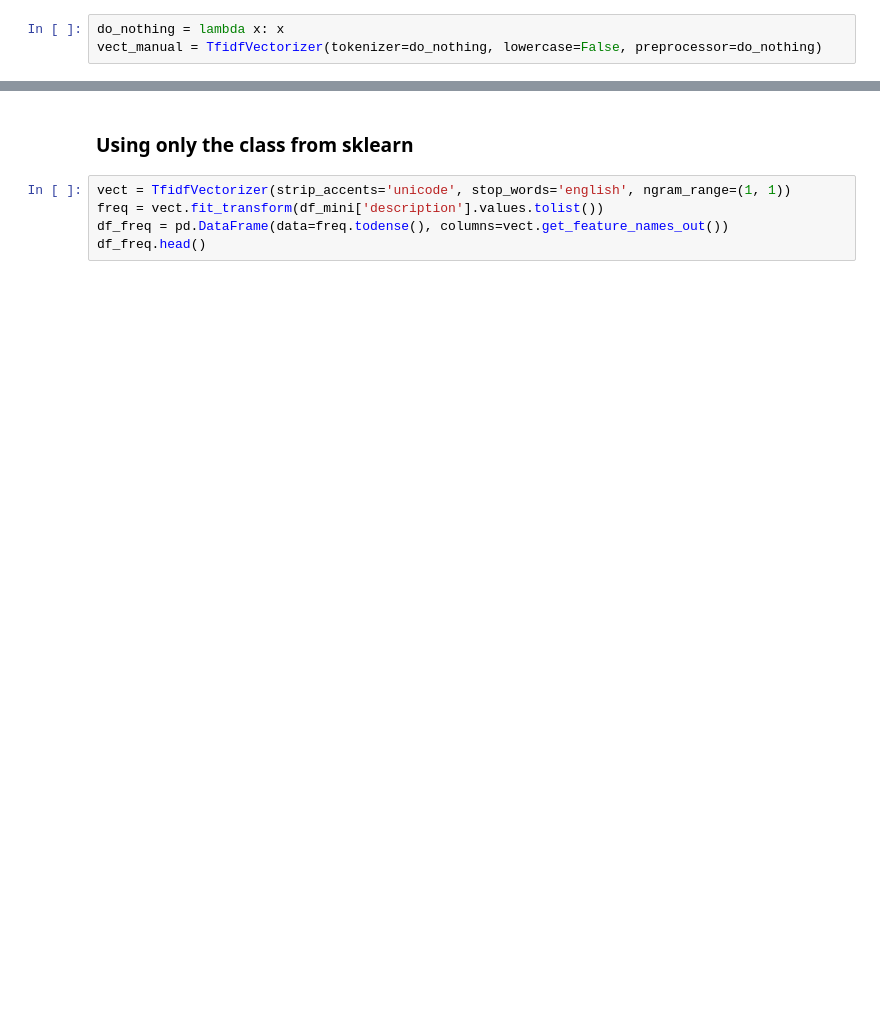
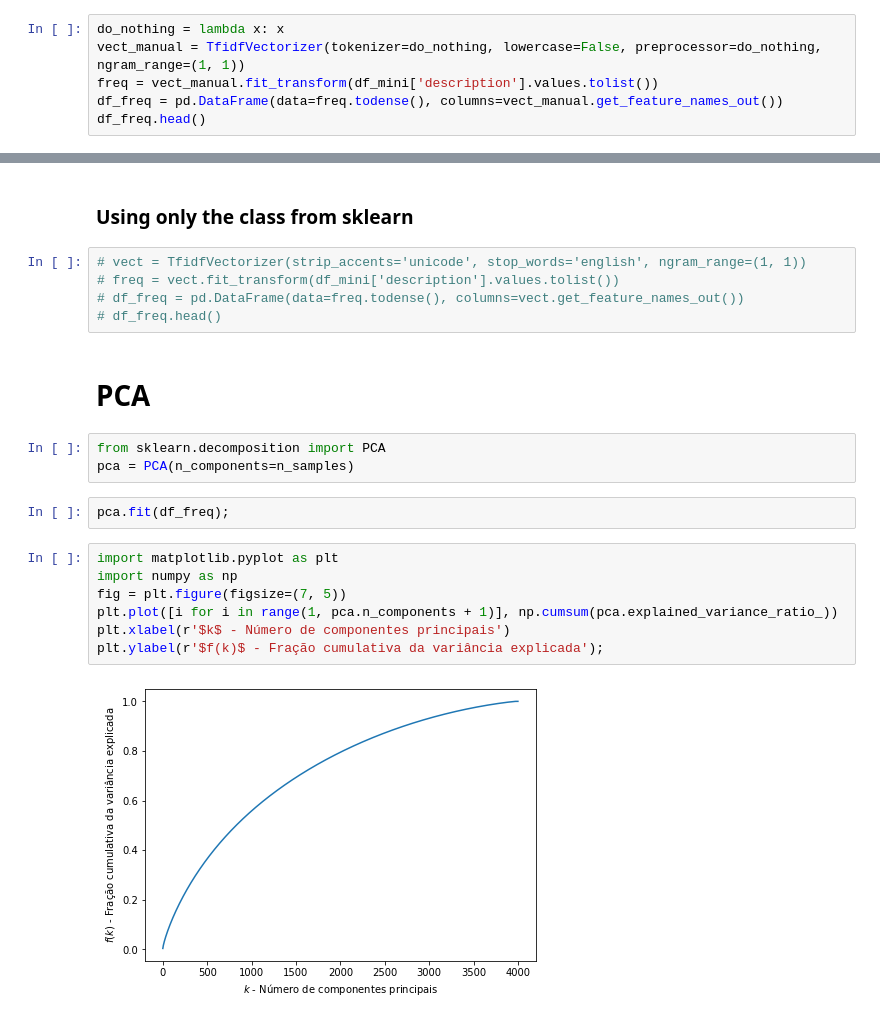
Before and after one commit to VitorBonella/NLP-Unsupervised-Learning, a Jupyter notebook: TrabalhoPratico-CienciaDeDados-IgorVarejão-VitorBonella.ipynb, the cells around one changed output, grey strips where cells are left out. Saved outputs shown, nothing was run; the diff lists cells and outputs as text; blank space fills up the shorter version.

```diff
--- a/TrabalhoPratico-CienciaDeDados-IgorVarejão-VitorBonella.ipynb
+++ b/TrabalhoPratico-CienciaDeDados-IgorVarejão-VitorBonella.ipynb
@@ -142,4 +129,7 @@ from sklearn.feature_extraction.text import TfidfVectorizer
 ### Using the hand made preprocessor
 # %%
 do_nothing = lambda x: x
-vect_manual = TfidfVectorizer(tokenizer=do_nothing, lowercase=False, preprocessor=do_nothing)
+vect_manual = TfidfVectorizer(tokenizer=do_nothing, lowercase=False, preprocessor=do_nothing, ngram_range=(1, 1))
+freq = vect_manual.fit_transform(df_mini['description'].values.tolist())
+df_freq = pd.DataFrame(data=freq.todense(), columns=vect_manual.get_feature_names_out())
+df_freq.head()
@@ -146,7 +144,23 @@ vect_manual = TfidfVectorizer(tokenizer=do_nothing, lowercase=False, preprocesso
 # %% [markdown]
 ### Using only the class from sklearn
 # %%
-vect = TfidfVectorizer(strip_accents='unicode', stop_words='english', ngram_range=(1, 1))
-freq = vect.fit_transform(df_mini['description'].values.tolist())
-df_freq = pd.DataFrame(data=freq.todense(), columns=vect.get_feature_names_out())
-df_freq.head()
+# vect = TfidfVectorizer(strip_accents='unicode', stop_words='english', ngram_range=(1, 1))
+# freq = vect.fit_transform(df_mini['description'].values.tolist())
+# df_freq = pd.DataFrame(data=freq.todense(), columns=vect.get_feature_names_out())
+# df_freq.head()
+# %% [markdown]
+# PCA
+# %%
+from sklearn.decomposition import PCA
+pca = PCA(n_components=n_samples)
+# %%
+pca.fit(df_freq);
+# %%
+import matplotlib.pyplot as plt
+import numpy as np
+fig = plt.figure(figsize=(7, 5))
+plt.plot([i for i in range(1, pca.n_components + 1)], np.cumsum(pca.explained_variance_ratio_))
+plt.xlabel(r'$k$ - Número de componentes principais')
+plt.ylabel(r'$f(k)$ - Fração cumulativa da variância explicada');
+# %% [output]
+[figure, added]
```
Also changed, not shown: parts of 6 cells of this notebook.
